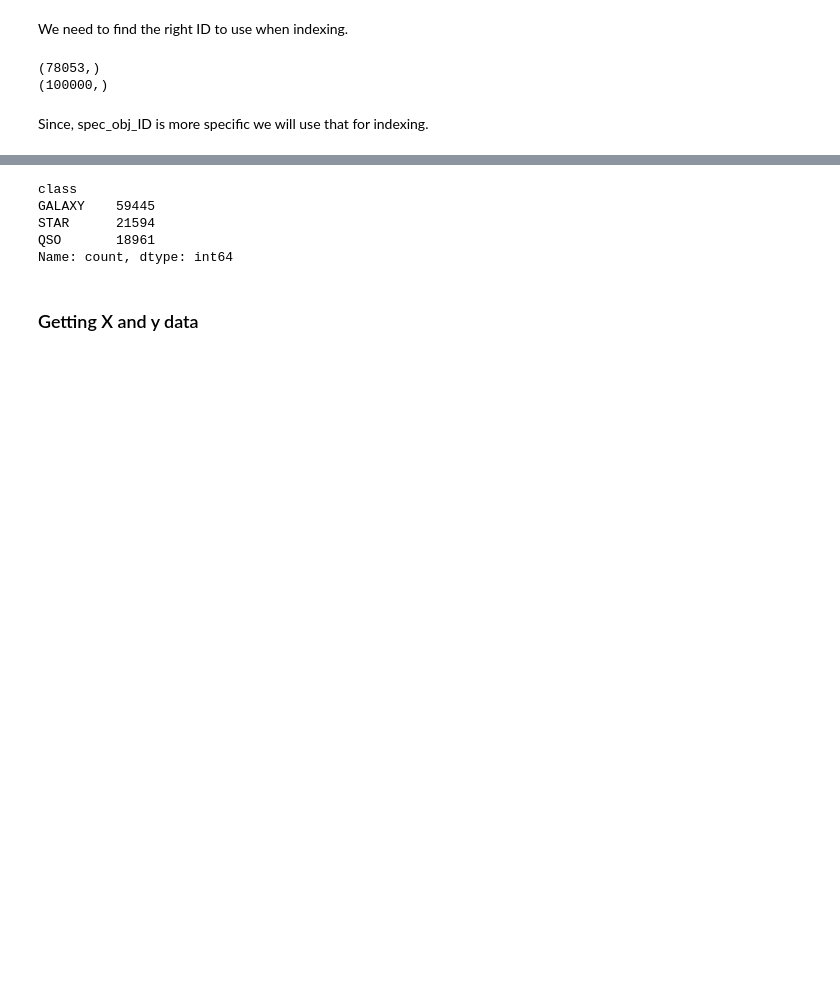
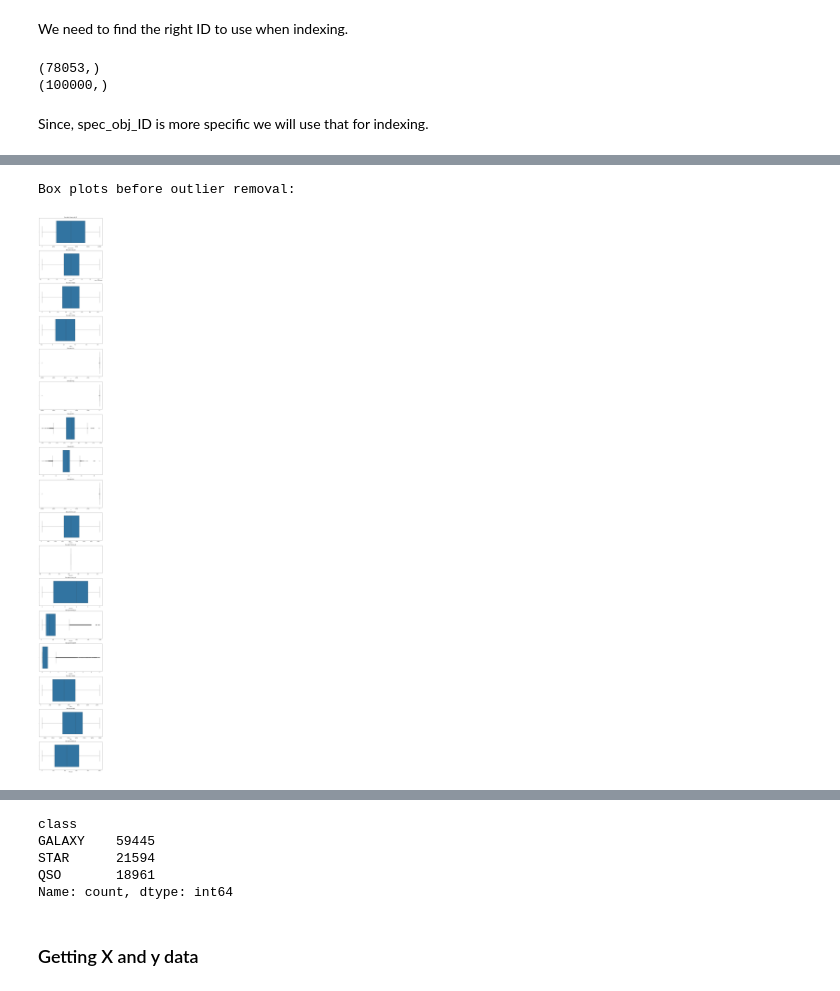
Before and after one commit to jonnneehh/STINTSY-MachineProject, a Jupyter notebook: datasetPreparation.ipynb, the cells around one changed output, grey strips where cells are left out. Saved outputs shown, nothing was run; the diff lists cells and outputs as text; code cells hidden in the pictures; blank space fills up the shorter version.

```diff
--- a/datasetPreparation.ipynb
+++ b/datasetPreparation.ipynb
@@ -139,0 +176,9 @@ Since, spec_obj_ID is more specific we will use that for indexing.
+# %%
+def plot_boxplots(df):
+    numerical_cols = df.select_dtypes(include=[np.number]).columns
+    fig, axes = plt.subplots(nrows=len(numerical_cols), ncols=1, figsize=(10, 5 * len(numerical_cols)))
+    for ax, col in zip(axes, numerical_cols):
+        sns.boxplot(x=df[col], ax=ax)
+        ax.set_title(f'Box plot of {col}')
+    plt.tight_layout()
+    plt.show()
@@ -139,0 +192,6 @@ Since, spec_obj_ID is more specific we will use that for indexing.
+# %%
+print("Box plots before outlier removal:")
+plot_boxplots(stars)
+# %% [output]
+Box plots before outlier removal:
+[figure, added]
```
Also changed, not shown: parts of 10 cells of this notebook, 1 other file.
